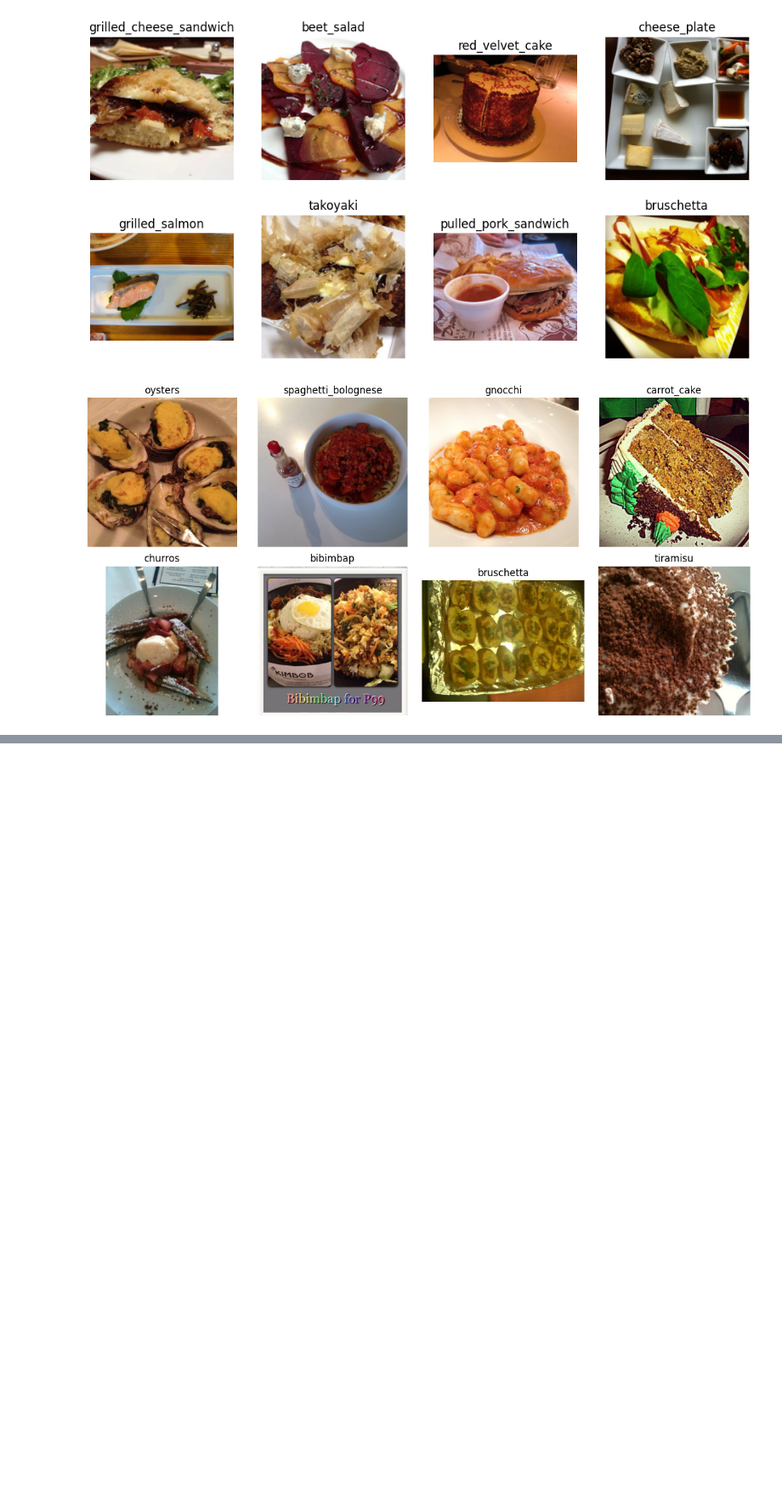
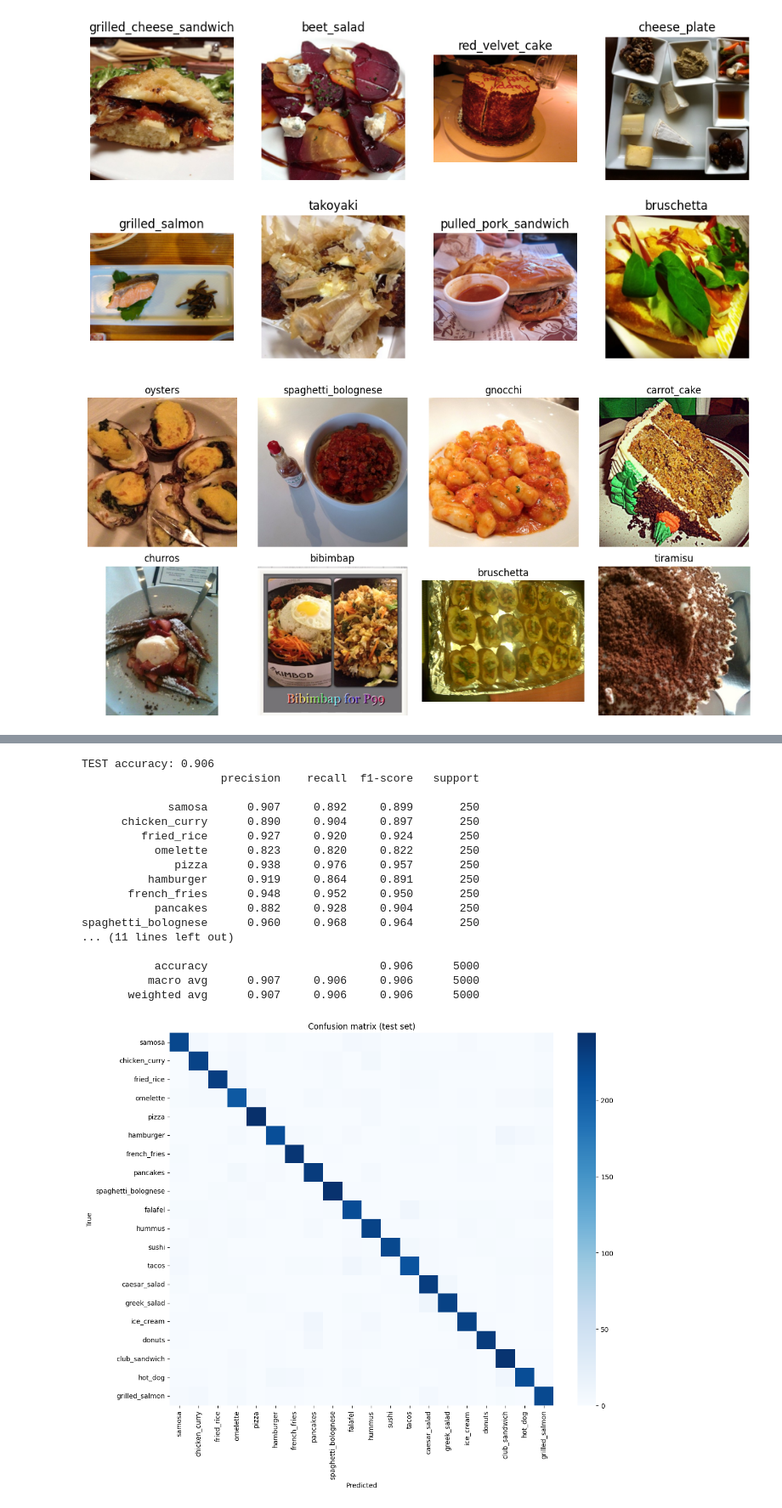
Before and after one commit to kumar-aryan18/foodverse-ai, a Jupyter notebook: notebooks/01_data_exploration.ipynb, the cells around one changed output, grey strips where cells are left out. Shown at 85% size. Cells and saved outputs as stored; diff of their text form; code cells hidden in the pictures; blank space fills up the shorter version.

Commit message:
Epic 2: update training notebook with test results

```diff
--- a/notebooks/01_data_exploration.ipynb
+++ b/notebooks/01_data_exploration.ipynb
@@ -49,0 +483,10 @@ selected = ["samosa", "chicken_curry", "fried_rice", "omelette", "pizza",
+# %%
+train_dataset = FoodSubset(full_train, train_sub_idx, class_to_idx)
+val_dataset = FoodSubset(full_val_base, val_sub_idx, class_to_idx)
+test_dataset = FoodSubset(full_test, test_indices, class_to_idx)
+
+train_loader = DataLoader(train_dataset, batch_size=32, shuffle=True, num_workers=2, pin_memory=True)
+val_loader = DataLoader(val_dataset, batch_size=32, shuffle=False, num_workers=2, pin_memory=True)
+test_loader = DataLoader(test_dataset, batch_size=32, shuffle=False, num_workers=2, pin_memory=True)
+
+print(f"Data ready -> Train: {len(train_dataset)}, Val: {len(val_dataset)}, Test: {len(test_dataset)}")
@@ -49,0 +718,52 @@ selected = ["samosa", "chicken_curry", "fried_rice", "omelette", "pizza",
+# %%
+import numpy as np
+import torch
+import seaborn as sns
+import matplotlib.pyplot as plt
+from sklearn.metrics import classification_report, confusion_matrix
+
+idx_to_class = {v: k for k, v in class_to_idx.items()}
+names = [idx_to_class[i] for i in range(len(idx_to_class))]
+
+model.eval()
+all_preds, all_labels = [], []
+with torch.no_grad():
+    for x, y in test_loader:
+        x = x.to(device)
+        with torch.autocast("cuda"):
+            p = model(x).argmax(1).cpu().numpy()
+        all_preds.extend(p)
+        all_labels.extend(y.numpy())
+
+all_preds, all_labels = np.array(all_preds), np.array(all_labels)
+print("TEST accuracy:", round((all_preds == all_labels).mean(), 3))
+print(classification_report(all_labels, all_preds, target_names=names, digits=3))
+
+cm = confusion_matrix(all_labels, all_preds)
+plt.figure(figsize=(12, 10))
+sns.heatmap(cm, xticklabels=names, yticklabels=names, cmap="Blues")
+plt.xlabel("Predicted")
+plt.ylabel("True")
+plt.title("Confusion matrix (test set)")
+plt.tight_layout()
+plt.savefig("confusion_matrix.png", dpi=150)
+plt.show()
+# %% [output]
+TEST accuracy: 0.906
+                     precision    recall  f1-score   support
+
+             samosa      0.907     0.892     0.899       250
+      chicken_curry      0.890     0.904     0.897       250
+         fried_rice      0.927     0.920     0.924       250
+           omelette      0.823     0.820     0.822       250
+              pizza      0.938     0.976     0.957       250
+          hamburger      0.919     0.864     0.891       250
+       french_fries      0.948     0.952     0.950       250
+           pancakes      0.882     0.928     0.904       250
+spaghetti_bolognese      0.960     0.968     0.964       250
+... (11 lines left out)
+
+           accuracy                          0.906      5000
+          macro avg      0.907     0.906     0.906      5000
+       weighted avg      0.907     0.906     0.906      5000
+[figure, added]
```
Also changed, not shown: parts of 18 cells of this notebook.
